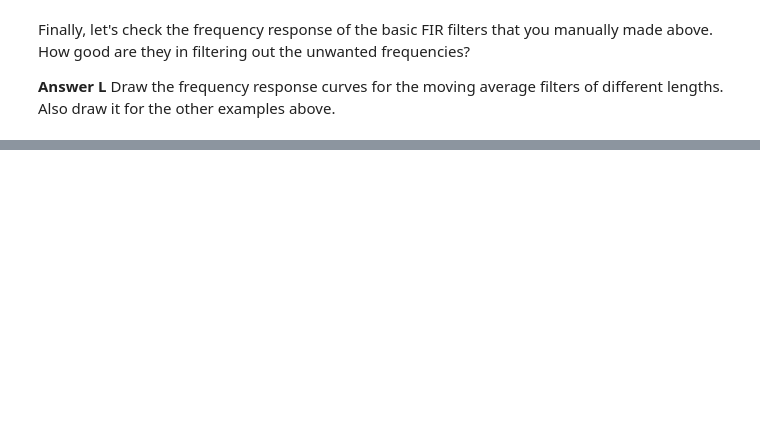
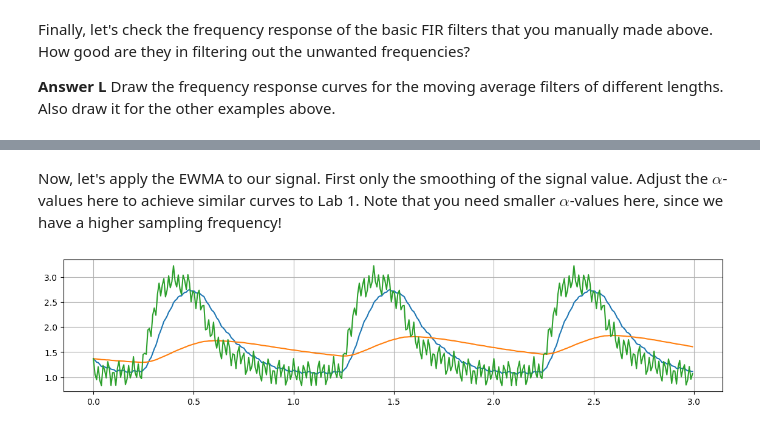
Before and after one commit to martinjnl/medsigproc, a Jupyter notebook: LPFilter.ipynb, the cells around one changed output, grey strips where cells are left out. Saved outputs shown, nothing was run; the diff lists cells and outputs as text; code cells hidden in the pictures; blank space fills up the shorter version.

```diff
--- a/LPFilter.ipynb
+++ b/LPFilter.ipynb
@@ -360,0 +385,22 @@ Thanks for today!
+# %% [markdown]
+Now, let's apply the EWMA to our signal. First only the smoothing of the signal value. Adjust the $\alpha$-values here to achieve similar curves to Lab 1. Note that you need smaller $\alpha$-values here, since we have a higher sampling frequency!
+# %%
+def EWMA(signal, alpha):
+    y = [signal[0]]
+    for n in range(1, len(signal)):
+        yn = alpha * signal[n] + (1 - alpha) * y[n - 1]
+        y.append(yn)
+    return np.array(y)
+
+S_smoothed = EWMA(S+N, 0.1)
+S_average = EWMA(S+N, 0.01)
+
+fig = plt.figure(figsize=(14,6))
+plt.axes().set_aspect(0.25)
+plt.plot(X,S_smoothed,'-')
+plt.plot(X,S_average,'-')
+plt.plot(X,S+N,'-')
+plt.grid()
+plt.show()
+# %% [output]
+[figure, added]
```
Also changed, not shown: parts of 19 cells of this notebook.
